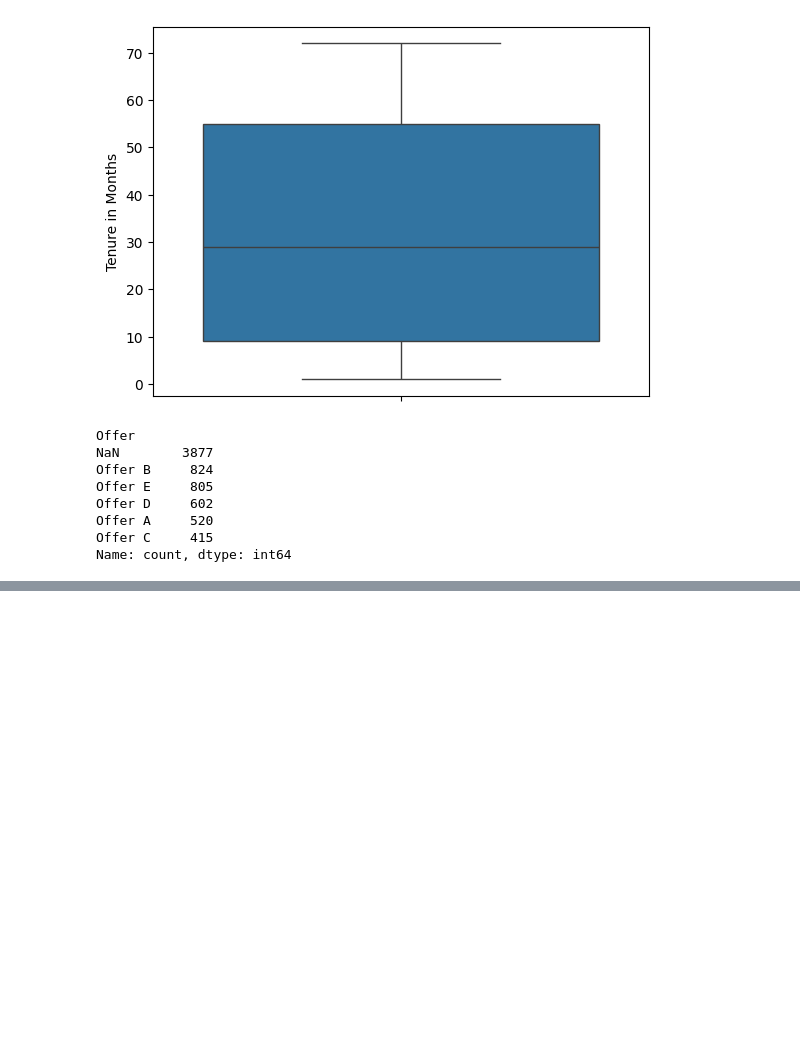
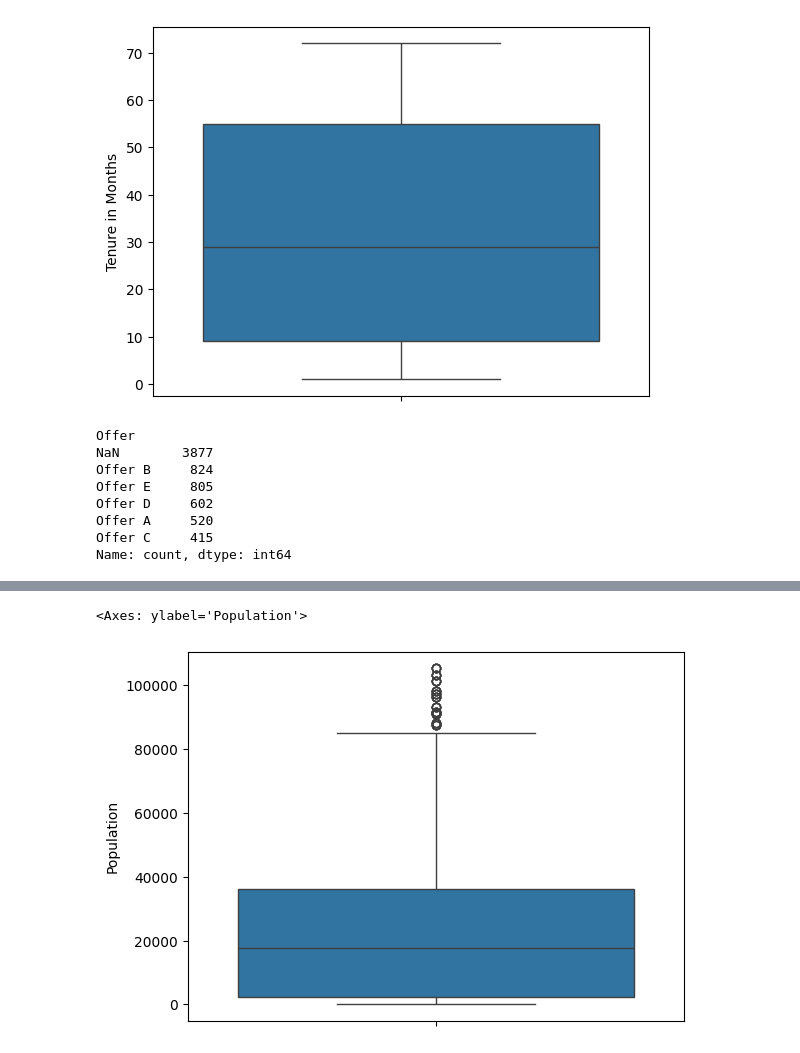
Before and after one commit to Karthi-1008/Signal_Stay, a Jupyter notebook: Model.ipynb, the cells around one changed output, grey strips where cells are left out. Cells and saved outputs as stored; diff of their text form; code cells hidden in the pictures; blank space fills up the shorter version.

```diff
--- a/Model.ipynb
+++ b/Model.ipynb
@@ -264,0 +633,3 @@ array([0, 'Offer E', 'Offer D', 'Offer A', 'Offer B', 'Offer C'],
+# %%
+x.drop(['Churn Category','Churn Reason'],axis=1,inplace=True)
+x.info()
@@ -264,0 +654,5 @@ array([0, 'Offer E', 'Offer D', 'Offer A', 'Offer B', 'Offer C'],
+# %%
+sns.boxplot(x['Population'])
+# %% [output]
+<Axes: ylabel='Population'>
+[figure, added]
```
Also changed, not shown: parts of 35 cells of this notebook, 1 other file.
